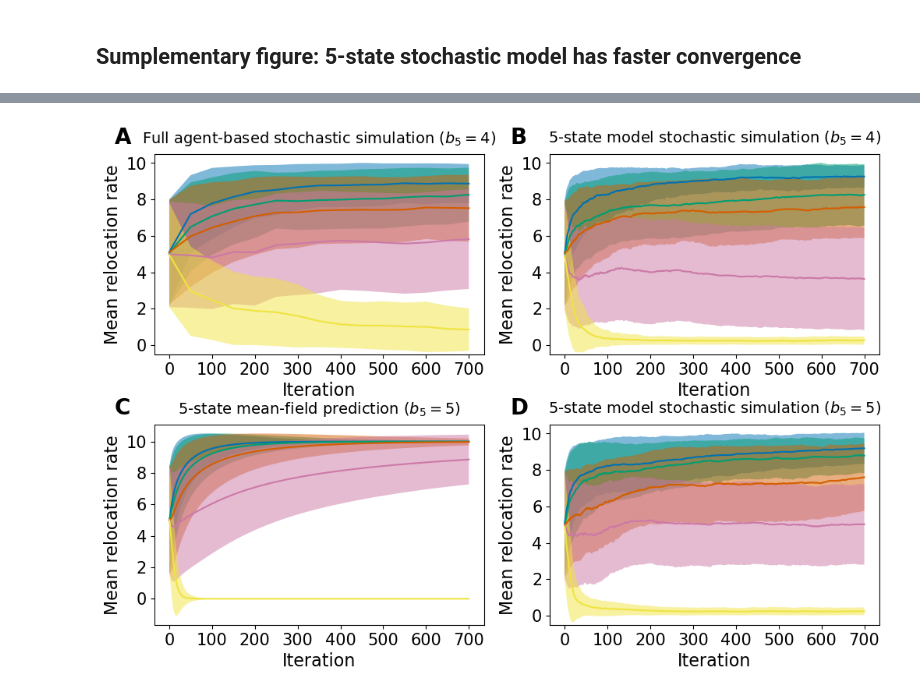
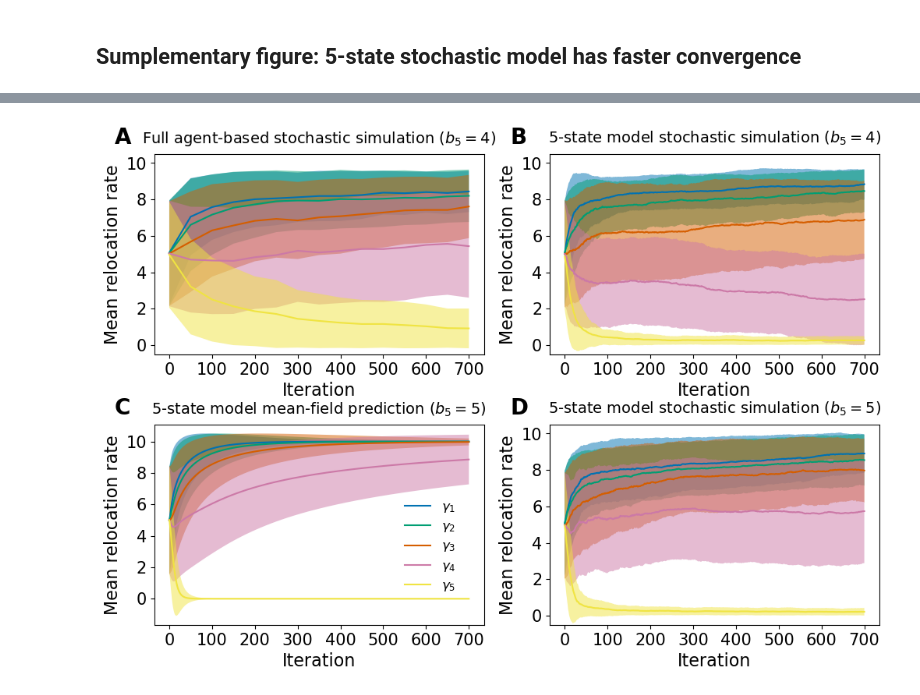
Before and after one commit to tongliang11/Evolution-dynamics, a Jupyter notebook: Figure.ipynb, the cells around one changed output, grey strips where cells are left out. Saved outputs shown, nothing was run; the diff lists cells and outputs as text; code cells hidden in the pictures.

Commit message:
Add preprocessed data Figure notebook can run with processed data to generate all the figures.

```diff
--- a/Figure.ipynb
+++ b/Figure.ipynb
@@ -299 +349,5 @@ class agent:
+# %%
+def func(x, a, b, c, d):
+    ''' Sigmoid function used to fit the transition curve'''
+    return a / (1 + np.exp(-c * (x-d))) + b
 # %%
@@ -1003,0 +1156,7 @@ def evolve_5_state(T=0.3, agents=500, iterations=100, noise=0.05, prob=[0.2, 0.2
+# %%
+############################### Panel B: 5-state stochastic model data for b5=4 ###############################
+#################### If original data is not avaible, processed data will be loaded ###################
+print("Original data not availbale, loading processed data...")
+with open('./processed_data/fig_s_5_state_stochastic_b5_4', "rb") as fp:
+    ave_b5_4,std_b5_4 = pickle.load(fp)
+print("Panel B data loaded successfully from processed data!")
@@ -1003,0 +1215,7 @@ def evolve_5_state(T=0.3, agents=500, iterations=100, noise=0.05, prob=[0.2, 0.2
+# %%
+############################### Panel D: 5-state stochastic model data for b5=5 ###############################
+#################### If original data is not avaible, processed data will be loaded ###################
+print("Original data not availbale, loading processed data...")
+with open('./processed_data/fig_s_5_state_stochastic_b5_5', "rb") as fp:
+    ave_b5_5,std_b5_5 = pickle.load(fp)
+print("Panel D data loaded successfully from processed data!")
@@ -1004,27 +1225,6 @@ def evolve_5_state(T=0.3, agents=500, iterations=100, noise=0.05, prob=[0.2, 0.2
 # %%
-from concurrent.futures import ProcessPoolExecutor
 fig, ax = plt.subplots(2, 2, dpi=100, figsize=(12, 8), gridspec_kw=dict(width_ratios=[1, 1], height_ratios=[
                        1, 1], hspace=0.35, wspace=0.2))
-
-iteration = 701
-iter_interval = 50
-std_standard = [[] for _ in range(len(range(0, iteration, iter_interval)))]
-ave_standard = [[] for _ in range(len(range(0, iteration, iter_interval)))]
-for i in range(0, iteration, iter_interval):
-    data = [[] for _ in range(20)]
-
-    boxdata = []
-    for j in range(20):
-        try:
-            with open("./evolve_data/2021_04_08_21_48/trial_{}/iteration_{}".format(j, i), "rb") as fp:   # Unpickling
-                data[j] = pickle.load(fp)
-        except FileNotFoundError:
-            print("trial_{}".format(j)+" doesn\'t have iteration_{}".format(i))
-        else:
-            boxdata.append(np.array([data[j][i].hop for i in range(500)]))
-    std_standard[int(i/iter_interval)] = np.std(np.vstack(boxdata), 0)
-    ave_standard[int(i/iter_interval)] = np.mean(np.vstack(boxdata), 0)
-
 for i in range(5):
     ax[0, 0].plot(np.linspace(0, iteration-1, int(iteration/iter_interval)+1), np.array(ave_standard)[
         :, i], '-', label="$\gamma_{}$".format(i+1))
@@ -1044,20 +1244,10 @@ ax[0, 0].text(-0.12, 1.05, 'A', transform=ax[0, 0].transAxes,
               size=20, weight='bold')
 
 
-resource = [0, 1, 2, 3, 4]
-sigma = 0.05
-ave_copies = []
-with ProcessPoolExecutor() as executor:
-    test = [executor.submit(evolve_5_state, agents=500,
-                            iterations=701, noise=sigma) for i in range(20)]
-target = np.concatenate([test[i].result() for i in range(20)], 1)
-ave = np.mean(target, 1)
-std = np.std(target, 1)
 for i in range(5):
-    ax[0, 1].plot(ave[:, i], label="$\gamma_{}$".format(i+1))
-    ax[0, 1].fill_between(range(701), np.array(ave)[
-                          :, i]-np.array(std)[:, i], np.array(ave)[:, i]+np.array(std)[:, i], alpha=0.5)
-
+    ax[0, 1].plot(range(701), np.array(ave_b5_4)[:, i], label="$\gamma_{}$".format(i+1))
+    ax[0, 1].fill_between(range(701), np.array(ave_b5_4)[
+                          :, i]-np.array(std_b5_4)[:, i], np.array(ave_b5_4)[:, i]+np.array(std_b5_4)[:, i], alpha=0.5)
 ax[0, 1].set_title(
     '5-state model stochastic simulation ($b_5=4$)', fontsize=14, pad=10)
 ax[0, 1].set_ylabel('Mean relocation rate', fontsize=16)
@@ -1069,54 +1259,45 @@ ax[0, 1].tick_params(axis='x', labelsize=15)
 ax[0, 1].tick_params(axis='y', labelsize=15)
 ax[0, 1].text(-0.12, 1.05, 'B', transform=ax[0, 1].transAxes,
               size=20, weight='bold')
 
-with open('./evolve_data/mean_field_high_density/density_{}'.format(3), "rb") as fp:
-    full_sol = pickle.load(fp)
-ave, std = cal_average_std(
-    full_sol.reshape(-1, 5, 2001)[:, :, :701], 701, hoppings=hopping_discrete)
-t_eval = np.linspace(0, 700, 701)
+
 for i in range(5):
-    ax[1, 0].plot(t_eval, np.array(ave)[:, i], label="$\gamma_{}$".format(i+1))
-    ax[1, 0].fill_between(t_eval, np.array(ave)[
-                          :, i]-np.array(std)[:, i], np.array(ave)[:, i]+np.array(std)[:, i], alpha=0.5)
-ax[1, 0].set_title('5-state mean-field prediction ($b_5=5$)',
+    ax[1, 0].plot(range(701),np.array(ave_meanfield_standard)[:, i], label="$\gamma_{}$".format(i+1))
+    ax[1, 0].fill_between(range(701), np.array(ave_meanfield_standard)[
+                          :, i]-np.array(std_meanfield_standard)[:, i], np.array(ave_meanfield_standard)[:, i]+np.array(std_meanfield_standard)[:, i], alpha=0.5)
+ax[1, 0].set_title('5-state model mean-field prediction ($b_5=5$)',
                    fontsize=14, pad=10)
 ax[1, 0].set_ylabel('Mean relocation rate', fontsize=16)
 ax[1, 0].set_xlabel('Iteration', fontsize=16)
-# ax[1, 0].set_ylim(-1, 11)
 ax[1, 0].set_xticks([0, 100, 200, 300, 400, 500, 600, 700])
 ax[1, 0].set_yticks([0, 2, 4, 6, 8, 10])
 ax[1, 0].tick_params(axis='x', labelsize=15)
 ax[1, 0].tick_params(axis='y', labelsize=15)
 ax[1, 0].text(-0.12, 1.05, 'C', transform=ax[1, 0].transAxes,
               size=20, weight='bold')
+ax[1, 0].legend(loc='lower right', bbox_to_anchor=(
+    0.95, 0.1), frameon=False, fontsize=12)
 
-resource = [0, 1, 2, 3, 5]
-sigma = 0.05
-ave_copies = []
-with ProcessPoolExecutor() as executor:
-    test = [executor.submit(evolve_5_state, agents=500,
-                            iterations=701, noise=sigma) for i in range(20)]
-target = np.concatenate([test[i].result() for i in range(20)], 1)
-ave = np.mean(target, 1)
-std = np.std(target, 1)
+
+
 for i in range(5):
-    ax[1, 1].plot(ave[:, i], label="$\gamma_{}$".format(i+1))
-    ax[1, 1].fill_between(range(701), np.array(ave)[
-                          :, i]-np.array(std)[:, i], np.array(ave)[:, i]+np.array(std)[:, i], alpha=0.5)
+    ax[1, 1].plot(range(701),ave_b5_5[:, i], label="$\gamma_{}$".format(i+1))
+    ax[1, 1].fill_between(range(701), np.array(ave_b5_5)[
+                          :, i]-np.array(std_b5_5)[:, i], np.array(ave_b5_5)[:, i]+np.array(std_b5_5)[:, i], alpha=0.5)
 
 ax[1, 1].set_title(
     '5-state model stochastic simulation ($b_5=5$)', fontsize=14, pad=10)
 ax[1, 1].set_ylabel('Mean relocation rate', fontsize=16)
 ax[1, 1].set_xlabel('Iteration', fontsize=16)
 ax[1, 1].set_ylim(-0.5, 10.5)
 ax[1, 1].set_xticks([0, 100, 200, 300, 400, 500, 600, 700])
 ax[1, 1].set_yticks([0, 2, 4, 6, 8, 10])
 ax[1, 1].tick_params(axis='x', labelsize=15)
 ax[1, 1].tick_params(axis='y', labelsize=15)
 ax[1, 1].text(-0.12, 1.05, 'D', transform=ax[1, 1].transAxes,
               size=20, weight='bold')
-fig.savefig('./Figures/Supplementary_5_state_stochastic.pdf',
+if SAVE_FIGURE:
+    fig.savefig('./Figures/Supplementary_5_state_stochastic.pdf',
             bbox_inches='tight')
 # %% [output]
-[figure, old version]
+[figure, new version]
```
Also changed, not shown: parts of 31 cells of this notebook, 20 other files.
